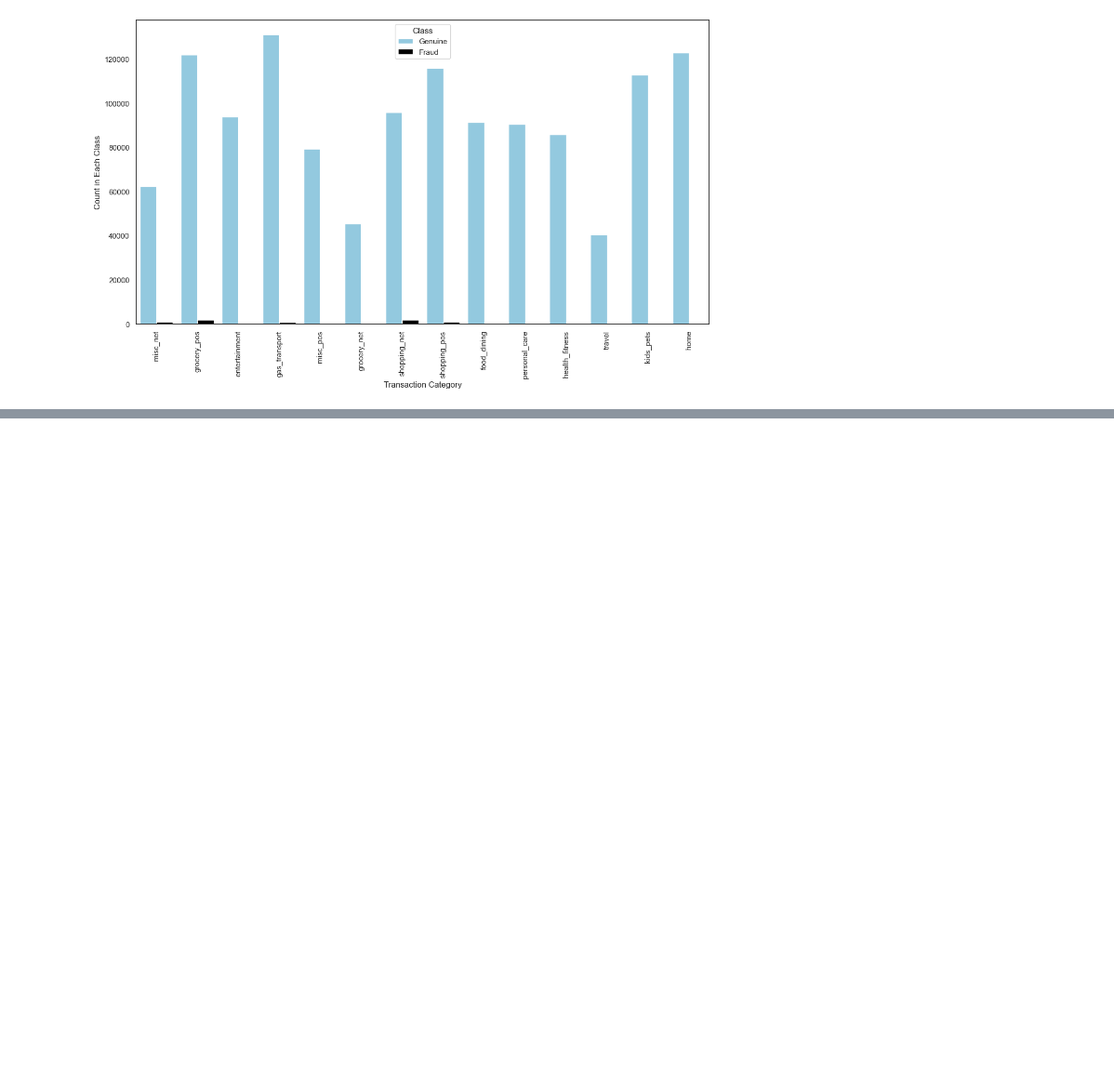
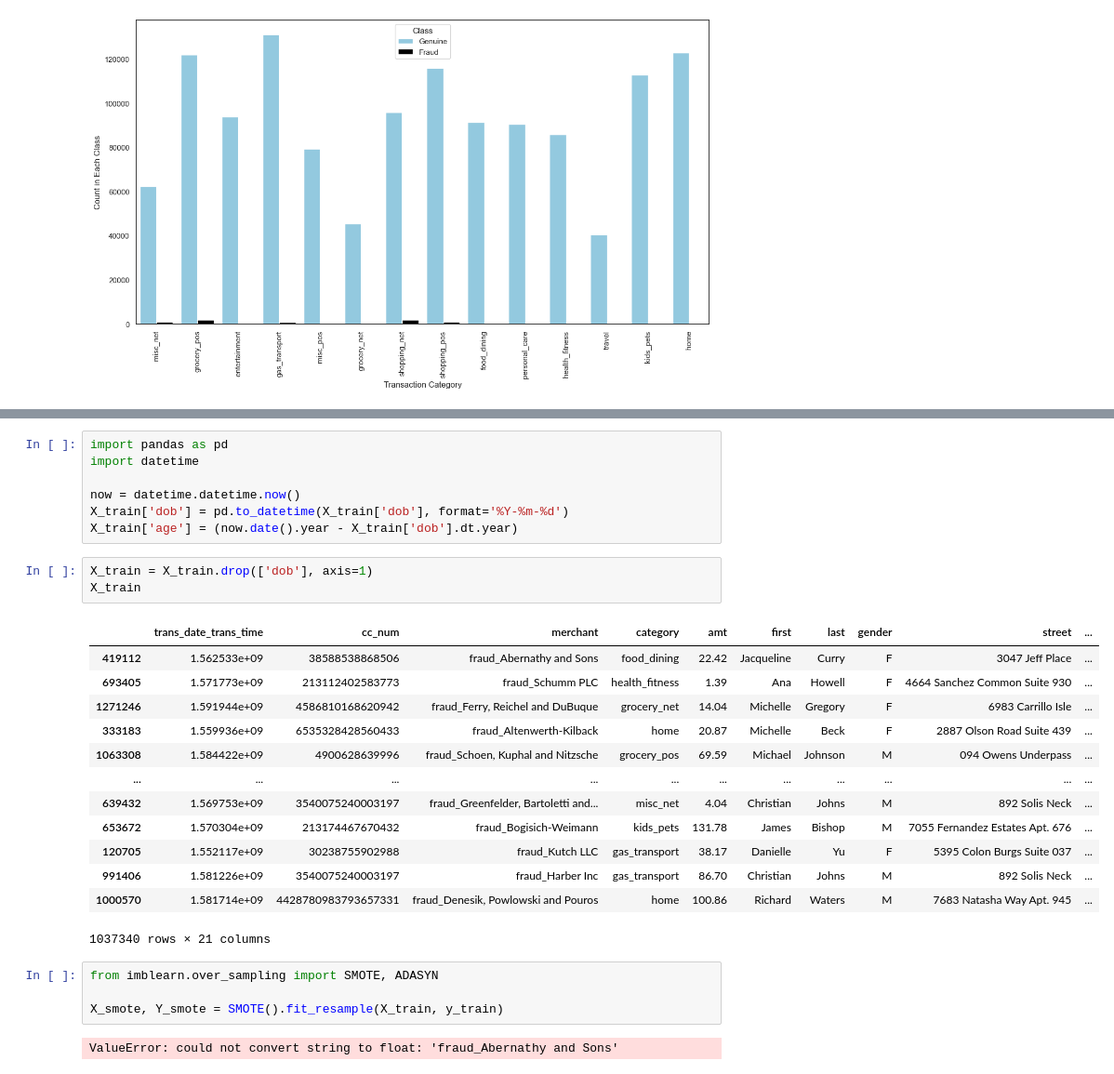
Before and after one commit to LearnerSamuelX/fraud_detection, a Jupyter notebook: M_A's_EDA.ipynb, the cells around one changed output, grey strips where cells are left out. Shown at 93% size. Saved outputs shown, nothing was run; the diff lists cells and outputs as text; blank space fills up the shorter version.

```diff
--- a/M_A's_EDA.ipynb
+++ b/M_A's_EDA.ipynb
@@ -148,0 +313,30 @@ df_fraud_merchant[df_fraud_merchant['is_fraud'] == 1].sort_values(by = ['Transac
+# %%
+import pandas as pd
+import datetime
+
+now = datetime.datetime.now()
+X_train['dob'] = pd.to_datetime(X_train['dob'], format='%Y-%m-%d')
+X_train['age'] = (now.date().year - X_train['dob'].dt.year)
+# %%
+X_train = X_train.drop(['dob'], axis=1)
+X_train
+# %% [output]
+|  | trans_date_trans_time | cc_num | merchant | category | amt | first | last | gender | street | ... |
+| 419112 | 1.562533e+09 | 38588538868506 | fraud_Abernathy and Sons | food_dining | 22.42 | Jacqueline | Curry | F | 3047 Jeff Place | ... |
+| 693405 | 1.571773e+09 | 213112402583773 | fraud_Schumm PLC | health_fitness | 1.39 | Ana | Howell | F | 4664 Sanchez Common Suite 930 | ... |
+| 1271246 | 1.591944e+09 | 4586810168620942 | fraud_Ferry, Reichel and DuBuque | grocery_net | 14.04 | Michelle | Gregory | F | 6983 Carrillo Isle | ... |
+| 333183 | 1.559936e+09 | 6535328428560433 | fraud_Altenwerth-Kilback | home | 20.87 | Michelle | Beck | F | 2887 Olson Road Suite 439 | ... |
+| 1063308 | 1.584422e+09 | 4900628639996 | fraud_Schoen, Kuphal and Nitzsche | grocery_pos | 69.59 | Michael | Johnson | M | 094 Owens Underpass | ... |
+| ... | ... | ... | ... | ... | ... | ... | ... | ... | ... | ... |
+| 639432 | 1.569753e+09 | 3540075240003197 | fraud_Greenfelder, Bartoletti and... | misc_net | 4.04 | Christian | Johns | M | 892 Solis Neck | ... |
+| 653672 | 1.570304e+09 | 213174467670432 | fraud_Bogisich-Weimann | kids_pets | 131.78 | James | Bishop | M | 7055 Fernandez Estates Apt. 676 | ... |
+| 120705 | 1.552117e+09 | 30238755902988 | fraud_Kutch LLC | gas_transport | 38.17 | Danielle | Yu | F | 5395 Colon Burgs Suite 037 | ... |
+| 991406 | 1.581226e+09 | 3540075240003197 | fraud_Harber Inc | gas_transport | 86.70 | Christian | Johns | M | 892 Solis Neck | ... |
+| 1000570 | 1.581714e+09 | 4428780983793657331 | fraud_Denesik, Powlowski and Pouros | home | 100.86 | Richard | Waters | M | 7683 Natasha Way Apt. 945 | ... |
+1037340 rows × 21 columns
+# %%
+from imblearn.over_sampling import SMOTE, ADASYN
+
+X_smote, Y_smote = SMOTE().fit_resample(X_train, y_train)
+# %% [output]
+ValueError: could not convert string to float: 'fraud_Abernathy and Sons'
```
Also changed, not shown: parts of 13 cells of this notebook, 1 other file.
